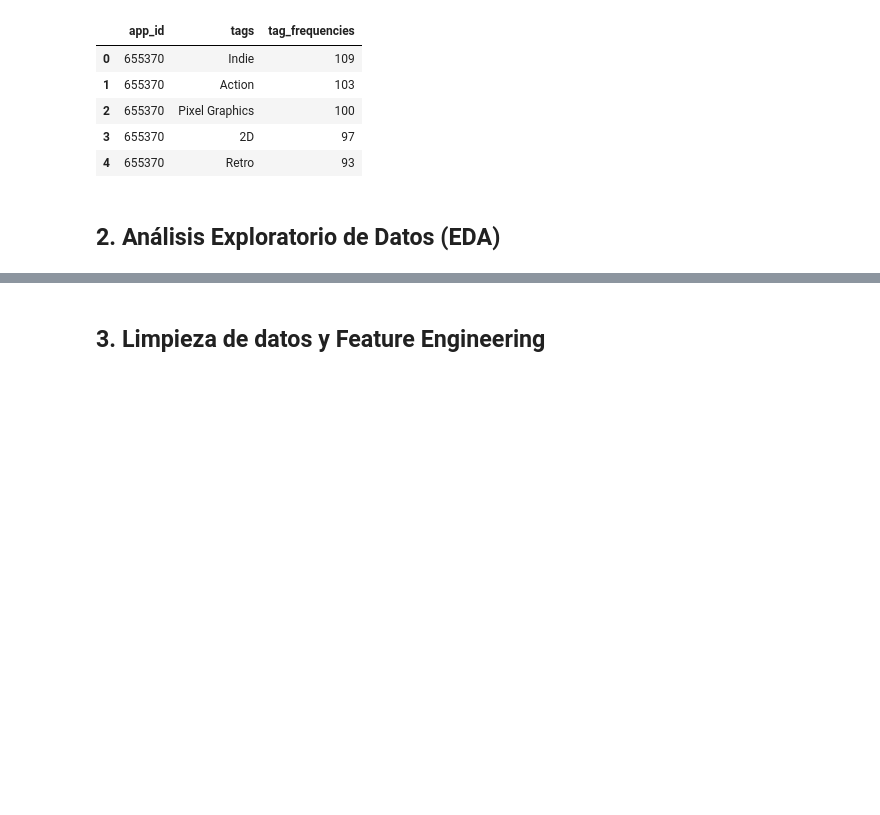
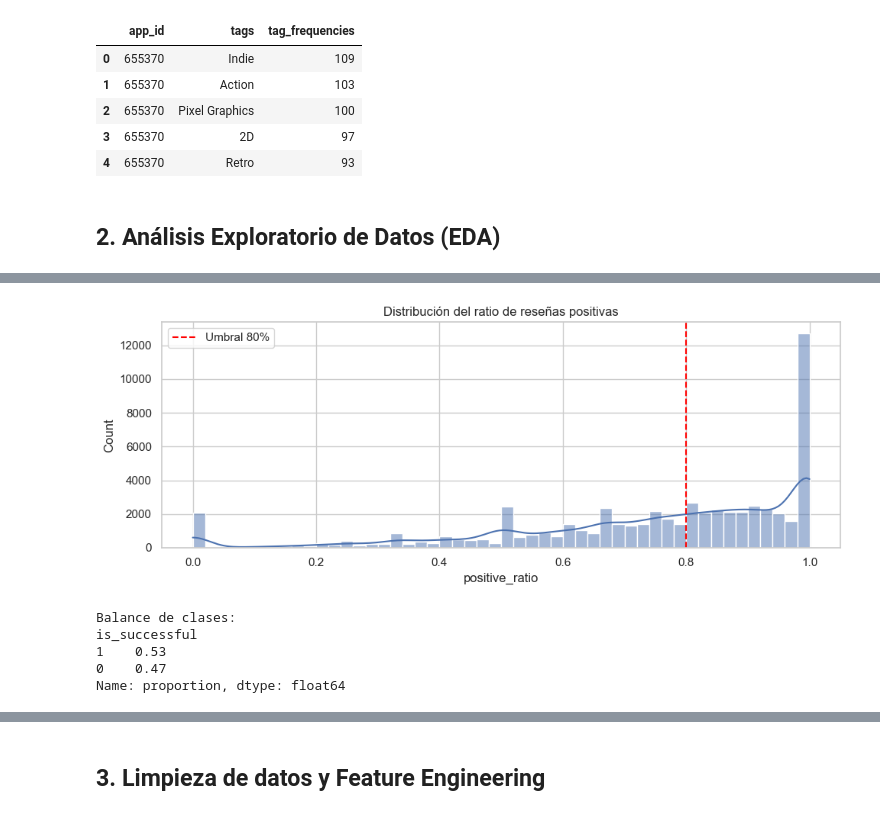
Before and after one commit to HichiroXD/Proyecto_IA_1, a Jupyter notebook: notebook/steam_analysis.ipynb, the cells around one changed output, grey strips where cells are left out. Drawn from its saved outputs; the diff is of its cells as text; code cells hidden in the pictures; blank space fills up the shorter version.

```diff
--- a/notebook/steam_analysis.ipynb
+++ b/notebook/steam_analysis.ipynb
@@ -62,0 +86,23 @@ display(df_tags.head())
+# %%
+# Construcción de la variable objetivo y revisión de balance de clases
+df_games['positive_ratio'] = df_games['positive'] / (df_games['positive'] + df_games['negative'])
+df_games['is_successful'] = (df_games['positive_ratio'] >= 0.80).astype(int)
+
+plt.figure(figsize=(10, 4))
+sns.histplot(data=df_games, x='positive_ratio', bins=50, kde=True)
+plt.axvline(0.80, color='red', linestyle='--', label='Umbral 80%')
+plt.title('Distribución del ratio de reseñas positivas')
+plt.xlabel('positive_ratio')
+plt.legend()
+plt.tight_layout()
+plt.show()
+
+print('Balance de clases:')
+print(df_games['is_successful'].value_counts(normalize=True).round(3))
+# %% [output]
+[figure, added]
+Balance de clases:
+is_successful
+1    0.53
+0    0.47
+Name: proportion, dtype: float64
```
Also changed, not shown: parts of 5 cells of this notebook.
